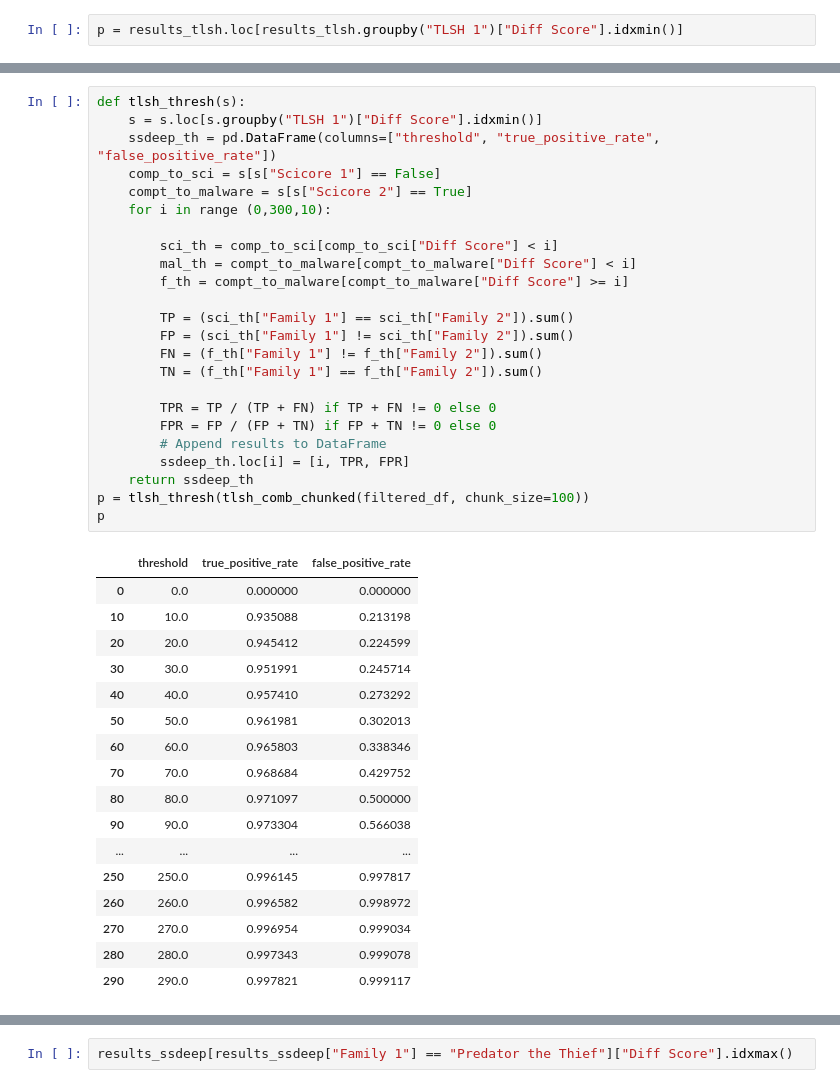
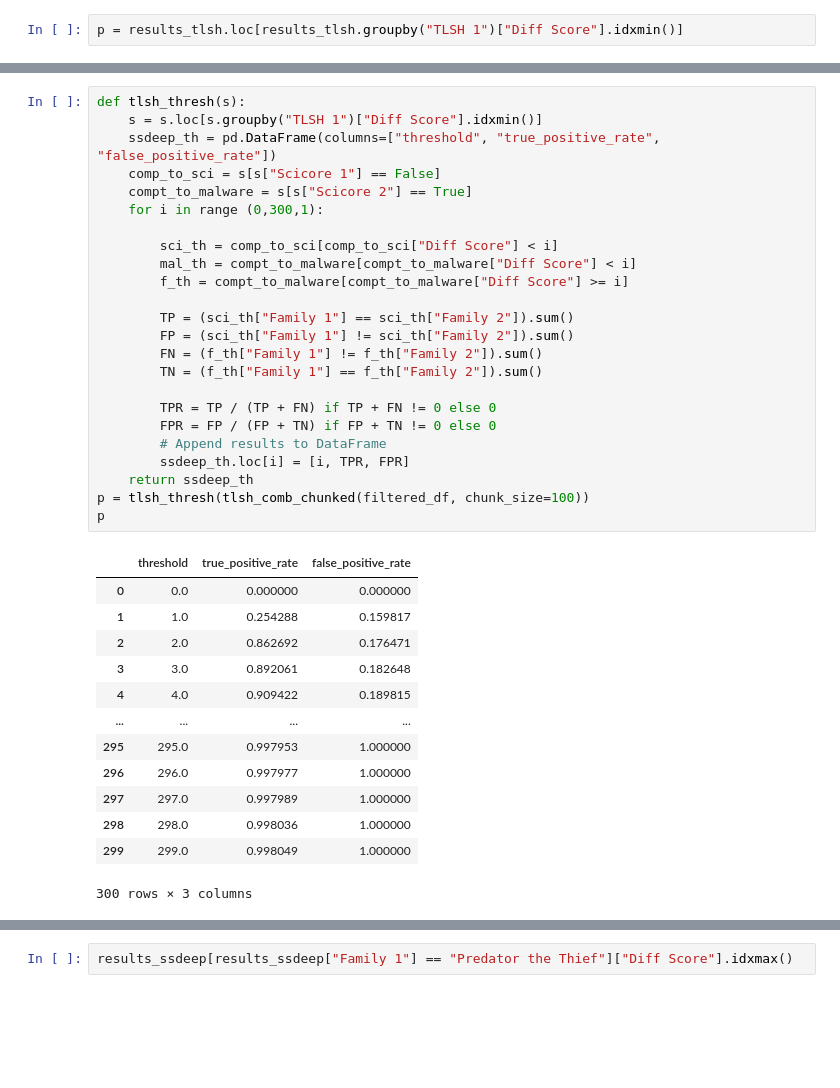
Before and after one commit to edizeqiri/obstkorb, a Jupyter notebook: Testing_Framework/Malware.ipynb, the cells around one changed output, grey strips where cells are left out. Drawn from its saved outputs; the diff is of its cells as text; blank space fills up the shorter version.

```diff
--- a/Testing_Framework/Malware.ipynb
+++ b/Testing_Framework/Malware.ipynb
@@ -182,45 +182,41 @@ Name: count, dtype: int64
 # %%
 def tlsh_thresh(s):
     s = s.loc[s.groupby("TLSH 1")["Diff Score"].idxmin()]
     ssdeep_th = pd.DataFrame(columns=["threshold", "true_positive_rate", "false_positive_rate"])
     comp_to_sci = s[s["Scicore 1"] == False]
     compt_to_malware = s[s["Scicore 2"] == True]
-    for i in range (0,300,10):
+    for i in range (0,300,1):
 
         sci_th = comp_to_sci[comp_to_sci["Diff Score"] < i]
         mal_th = compt_to_malware[compt_to_malware["Diff Score"] < i]
         f_th = compt_to_malware[compt_to_malware["Diff Score"] >= i]
 
         TP = (sci_th["Family 1"] == sci_th["Family 2"]).sum()
         FP = (sci_th["Family 1"] != sci_th["Family 2"]).sum()
         FN = (f_th["Family 1"] != f_th["Family 2"]).sum()
         TN = (f_th["Family 1"] == f_th["Family 2"]).sum()
 
         TPR = TP / (TP + FN) if TP + FN != 0 else 0
         FPR = FP / (FP + TN) if FP + TN != 0 else 0
         # Append results to DataFrame
         ssdeep_th.loc[i] = [i, TPR, FPR]
     return ssdeep_th
 p = tlsh_thresh(tlsh_comb_chunked(filtered_df, chunk_size=100))
 p
 # %% [output]
 |  | threshold | true_positive_rate | false_positive_rate |
 | 0 | 0.0 | 0.000000 | 0.000000 |
-| 10 | 10.0 | 0.935088 | 0.213198 |
-| 20 | 20.0 | 0.945412 | 0.224599 |
-| 30 | 30.0 | 0.951991 | 0.245714 |
-| 40 | 40.0 | 0.957410 | 0.273292 |
-| 50 | 50.0 | 0.961981 | 0.302013 |
-| 60 | 60.0 | 0.965803 | 0.338346 |
-| 70 | 70.0 | 0.968684 | 0.429752 |
-| 80 | 80.0 | 0.971097 | 0.500000 |
-| 90 | 90.0 | 0.973304 | 0.566038 |
+| 1 | 1.0 | 0.254288 | 0.159817 |
+| 2 | 2.0 | 0.862692 | 0.176471 |
+| 3 | 3.0 | 0.892061 | 0.182648 |
+| 4 | 4.0 | 0.909422 | 0.189815 |
 | ... | ... | ... | ... |
-| 250 | 250.0 | 0.996145 | 0.997817 |
-| 260 | 260.0 | 0.996582 | 0.998972 |
-| 270 | 270.0 | 0.996954 | 0.999034 |
-| 280 | 280.0 | 0.997343 | 0.999078 |
-| 290 | 290.0 | 0.997821 | 0.999117 |
+| 295 | 295.0 | 0.997953 | 1.000000 |
+| 296 | 296.0 | 0.997977 | 1.000000 |
+| 297 | 297.0 | 0.997989 | 1.000000 |
+| 298 | 298.0 | 0.998036 | 1.000000 |
+| 299 | 299.0 | 0.998049 | 1.000000 |
+300 rows × 3 columns
 # %%
 print(f'The optimal Threshold is: {(p["true_positive_rate"] - p["false_positive_rate"]).abs().idxmax()}')
 # %% [output]
```
Also changed, not shown: parts of 18 cells of this notebook, 1 other file.
